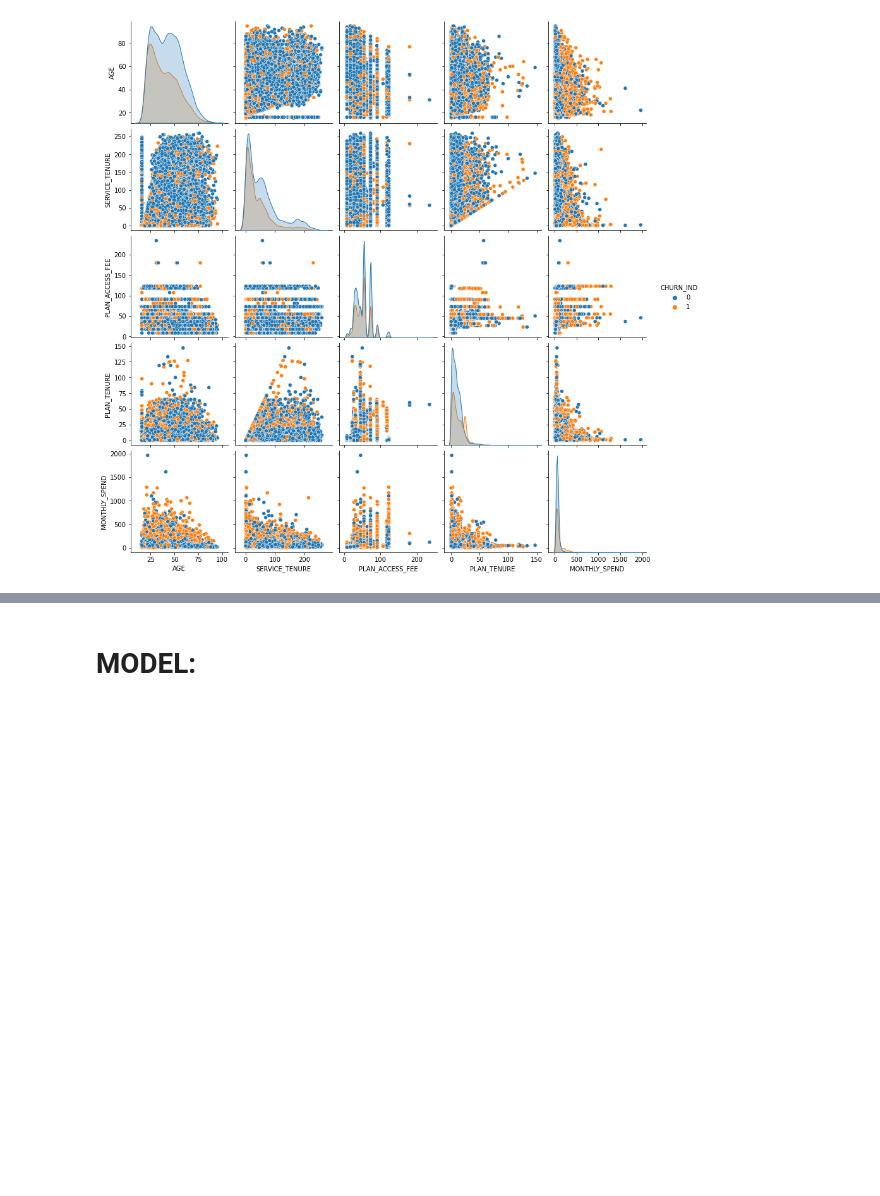
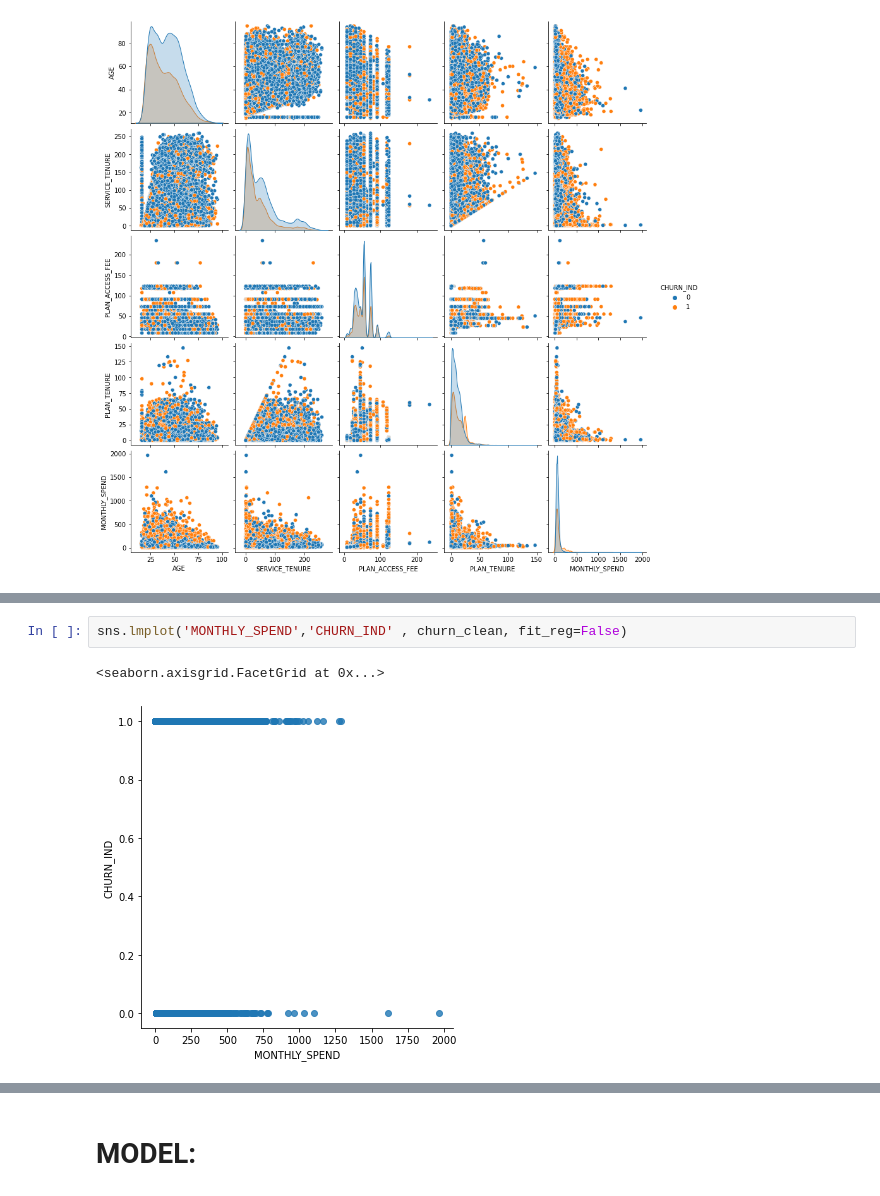
Before and after one commit to AmandaManadeniya/data-science-portfolio-2021, a Jupyter notebook: Portfolio 3.ipynb, the cells around one changed output, grey strips where cells are left out. Saved outputs shown, nothing was run; the diff lists cells and outputs as text; blank space fills up the shorter version.

```diff
--- a/Portfolio 3.ipynb
+++ b/Portfolio 3.ipynb
@@ -126,0 +142,5 @@ churn_clean.plot.scatter(x = 'AGE', y = 'MONTHLY_SPEND', c="CHURN_IND", cmap="Pa
+# %%
+sns.lmplot('MONTHLY_SPEND','CHURN_IND' , churn_clean, fit_reg=False)
+# %% [output]
+<seaborn.axisgrid.FacetGrid at 0x...>
+[figure, added]
```
Also changed, not shown: parts of 20 cells of this notebook.
